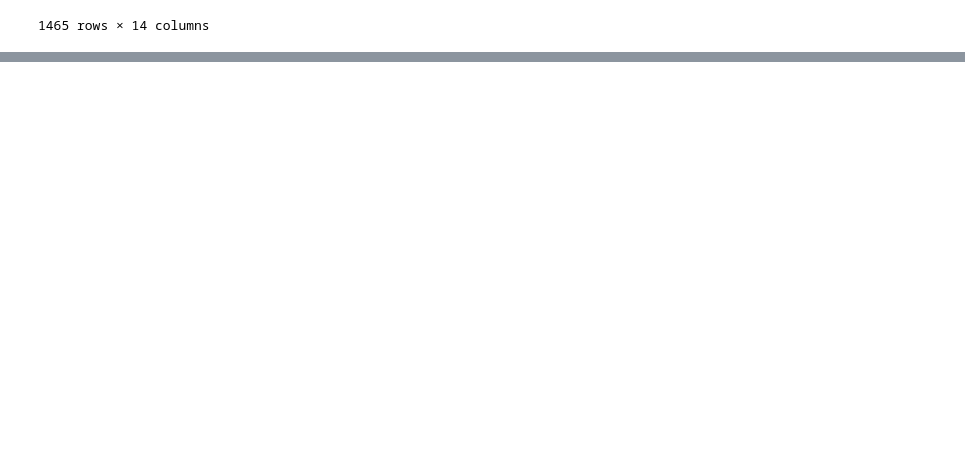
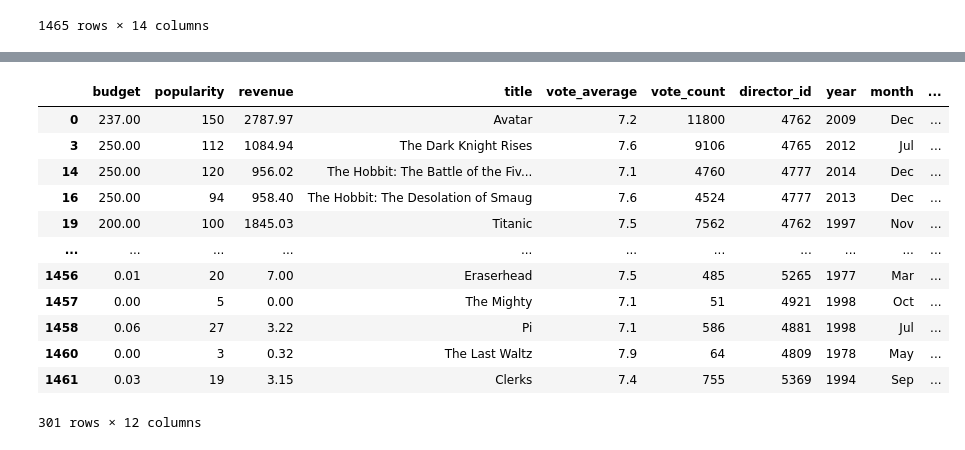
Before and after one commit to jeeet0700/Pandas, a Jupyter notebook: Pandas final cut.ipynb, the cells around one changed output, grey strips where cells are left out. Saved outputs shown, nothing was run; the diff lists cells and outputs as text; code cells hidden in the pictures; blank space fills up the shorter version.

```diff
--- a/Pandas final cut.ipynb
+++ b/Pandas final cut.ipynb
@@ -1591,0 +1661,16 @@ df.sort_index()
+# %%
+df.loc[df["vote_average"]>7]
+# %% [output]
+|  | budget | popularity | revenue | title | vote_average | vote_count | director_id | year | month | ... |
+| 0 | 237.00 | 150 | 2787.97 | Avatar | 7.2 | 11800 | 4762 | 2009 | Dec | ... |
+| 3 | 250.00 | 112 | 1084.94 | The Dark Knight Rises | 7.6 | 9106 | 4765 | 2012 | Jul | ... |
+| 14 | 250.00 | 120 | 956.02 | The Hobbit: The Battle of the Fiv... | 7.1 | 4760 | 4777 | 2014 | Dec | ... |
+| 16 | 250.00 | 94 | 958.40 | The Hobbit: The Desolation of Smaug | 7.6 | 4524 | 4777 | 2013 | Dec | ... |
+| 19 | 200.00 | 100 | 1845.03 | Titanic | 7.5 | 7562 | 4762 | 1997 | Nov | ... |
+| ... | ... | ... | ... | ... | ... | ... | ... | ... | ... | ... |
+| 1456 | 0.01 | 20 | 7.00 | Eraserhead | 7.5 | 485 | 5265 | 1977 | Mar | ... |
+| 1457 | 0.00 | 5 | 0.00 | The Mighty | 7.1 | 51 | 4921 | 1998 | Oct | ... |
+| 1458 | 0.06 | 27 | 3.22 | Pi | 7.1 | 586 | 4881 | 1998 | Jul | ... |
+| 1460 | 0.00 | 3 | 0.32 | The Last Waltz | 7.9 | 64 | 4809 | 1978 | May | ... |
+| 1461 | 0.03 | 19 | 3.15 | Clerks | 7.4 | 755 | 5369 | 1994 | Sep | ... |
+301 rows × 12 columns
```
Also changed, not shown: parts of 53 cells of this notebook.
